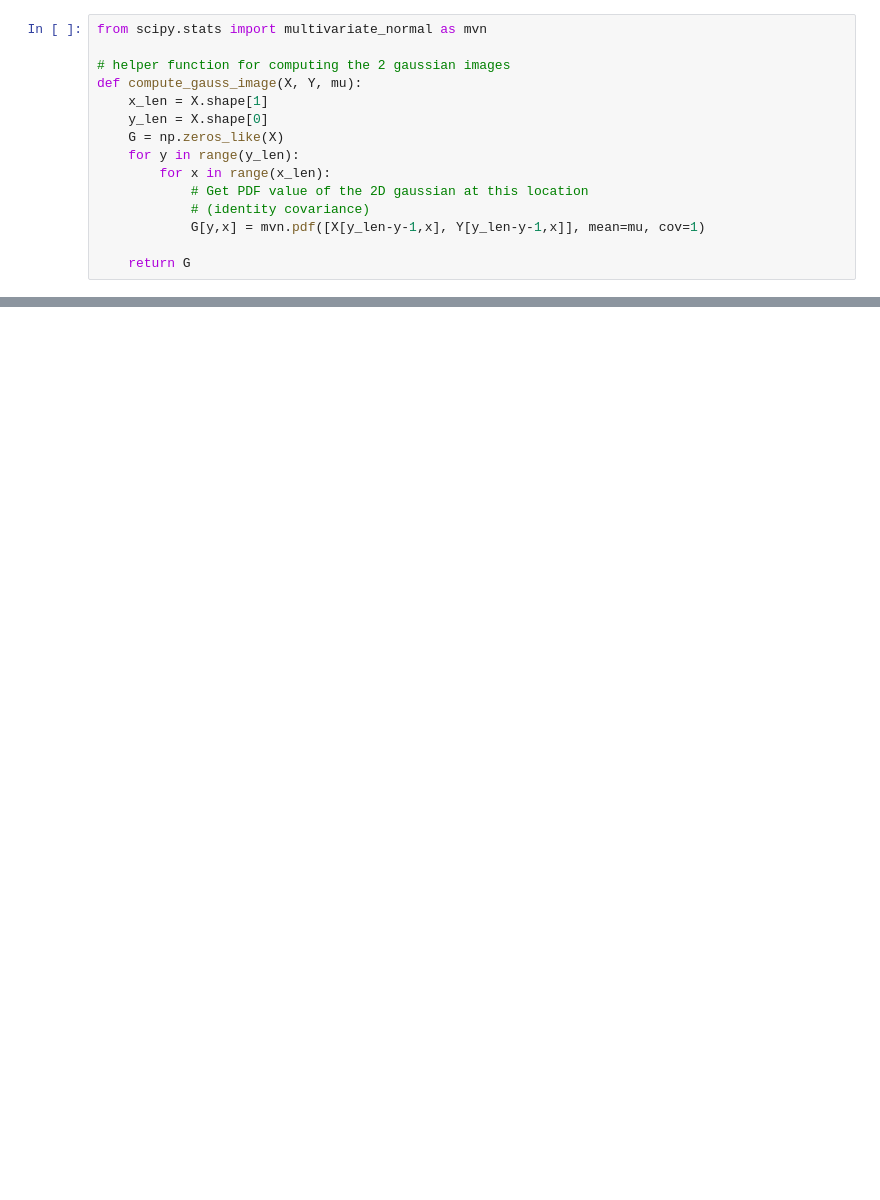
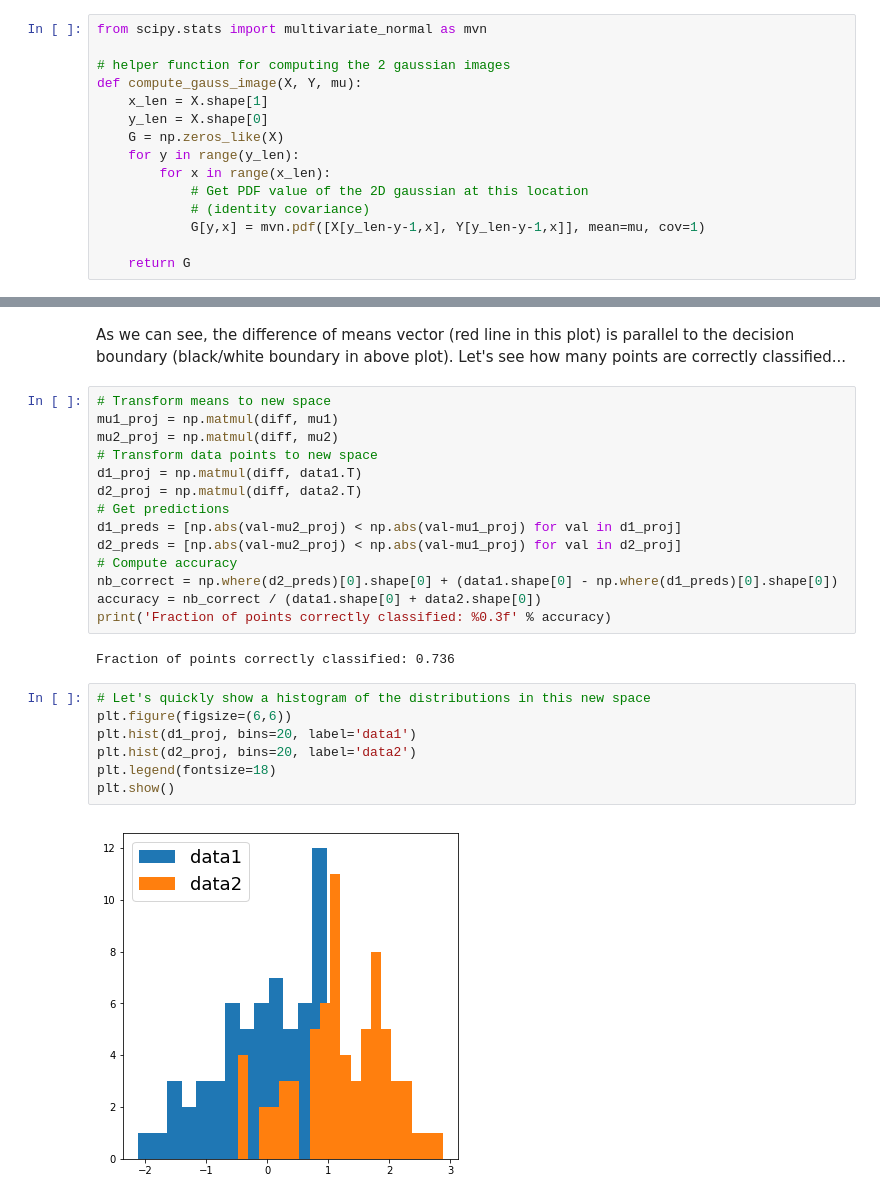
Before and after one commit to rfeinman/hw-mathtools, a Jupyter notebook: Feinman_Reuben_HW6/hw6.ipynb, the cells around one changed output, grey strips where cells are left out. Saved outputs shown, nothing was run; the diff lists cells and outputs as text; blank space fills up the shorter version.

```diff
--- a/Feinman_Reuben_HW6/hw6.ipynb
+++ b/Feinman_Reuben_HW6/hw6.ipynb
@@ -638,0 +657,27 @@ Here, the white corresponds to all of the locations where we'd classify as type
+# %% [markdown]
+As we can see, the difference of means vector (red line in this plot) is parallel to the decision boundary (black/white boundary in above plot). Let's see how many points are correctly classified...
+# %%
+# Transform means to new space
+mu1_proj = np.matmul(diff, mu1)
+mu2_proj = np.matmul(diff, mu2)
+# Transform data points to new space
+d1_proj = np.matmul(diff, data1.T)
+d2_proj = np.matmul(diff, data2.T)
+# Get predictions
+d1_preds = [np.abs(val-mu2_proj) < np.abs(val-mu1_proj) for val in d1_proj]
+d2_preds = [np.abs(val-mu2_proj) < np.abs(val-mu1_proj) for val in d2_proj]
+# Compute accuracy
+nb_correct = np.where(d2_preds)[0].shape[0] + (data1.shape[0] - np.where(d1_preds)[0].shape[0])
+accuracy = nb_correct / (data1.shape[0] + data2.shape[0])
+print('Fraction of points correctly classified: %0.3f' % accuracy)
+# %% [output]
+Fraction of points correctly classified: 0.736
+# %%
+# Let's quickly show a histogram of the distributions in this new space
+plt.figure(figsize=(6,6))
+plt.hist(d1_proj, bins=20, label='data1')
+plt.hist(d2_proj, bins=20, label='data2')
+plt.legend(fontsize=18)
+plt.show()
+# %% [output]
+[figure, added]
```
Also changed, not shown: parts of 20 cells of this notebook.
